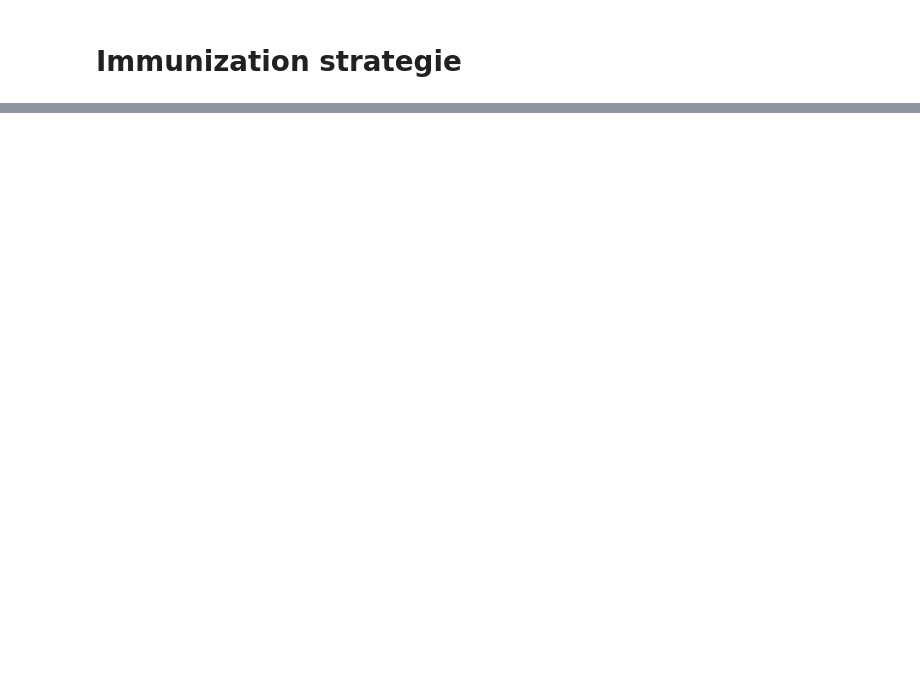
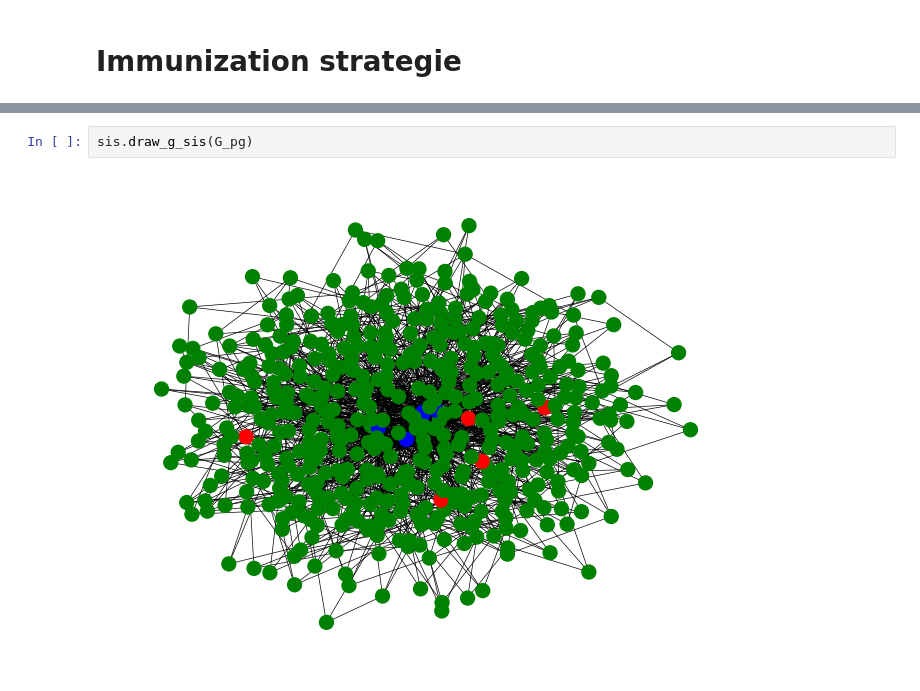
Before and after one commit to Herbin-Clement/immun-strat, a Jupyter notebook: main.ipynb, the cells around one changed output, grey strips where cells are left out. Saved outputs shown, nothing was run; the diff lists cells and outputs as text; blank space fills up the shorter version.

```diff
--- a/main.ipynb
+++ b/main.ipynb
@@ -86,0 +49,4 @@ Error:
+# %%
+sis.draw_g_sis(G_pg)
+# %% [output]
+[figure, added]
```
Also changed, not shown: parts of 16 cells of this notebook, 4 other files.
